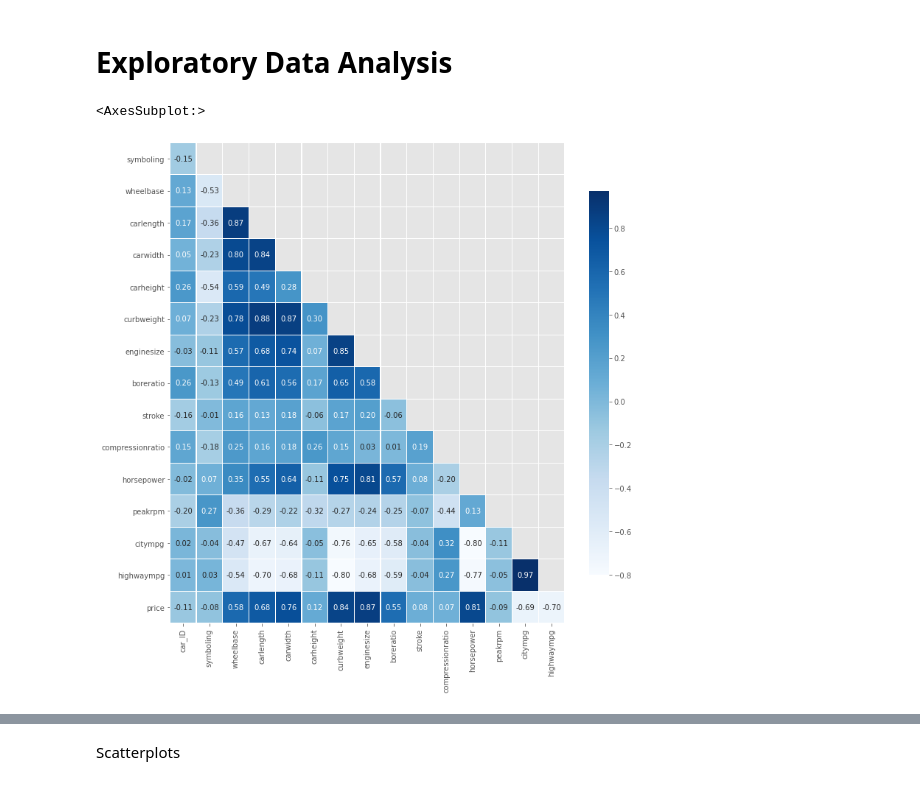
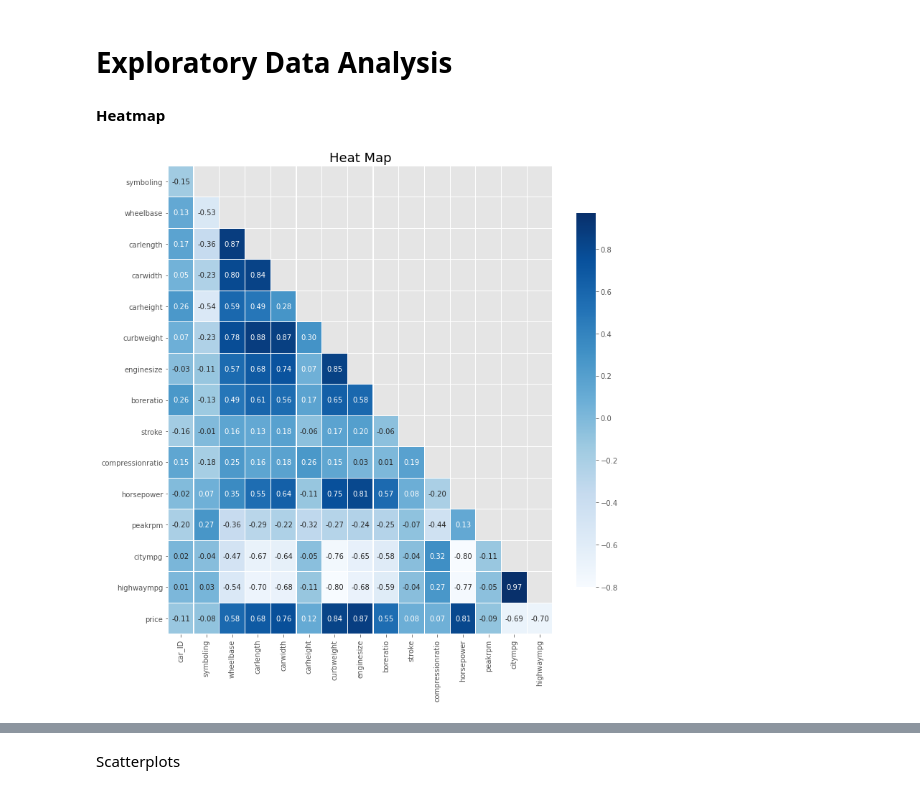
Before and after one commit to KishenSharma6/CarPricesPrediction, a Jupyter notebook: Notebooks/Exploratory/20201006_ExploratoryDataAnalysis.ipynb, the cells around one changed output, grey strips where cells are left out. Drawn from its saved outputs; the diff is of its cells as text; code cells hidden in the pictures.

```diff
--- a/Notebooks/Exploratory/20201006_ExploratoryDataAnalysis.ipynb
+++ b/Notebooks/Exploratory/20201006_ExploratoryDataAnalysis.ipynb
@@ -130,7 +123,0 @@ heatmap = EDA_Viz(dataframe=auto_data)
-# %%
-f, ax = plt.subplots(figsize = (12,12))
-
-heatmap.heat_map()
-# %% [output]
-<AxesSubplot:>
-[figure, removed]
@@ -140,0 +128,18 @@ from src.Visualization.visualize import EDA_Viz
+# %% [markdown]
+**Heatmap**
+# %%
+#Init object for heatmap visualization
+heatmap= EDA_Viz(dataframe= auto_data)
+
+#Create plot
+f, ax= plt.subplots(figsize= (12,12))
+
+#Plot Data
+heatmap.heat_map()
+
+#Set plot aesthetics
+heatmap_dict= fontdict
+heatmap_dict['title_fontsize']= 18
+set_aesthetics(title= 'Heat Map', fontdict= heatmap_dict, axis= ax);
+# %% [output]
+[figure, added]
```
Also changed, not shown: parts of 12 cells of this notebook.
